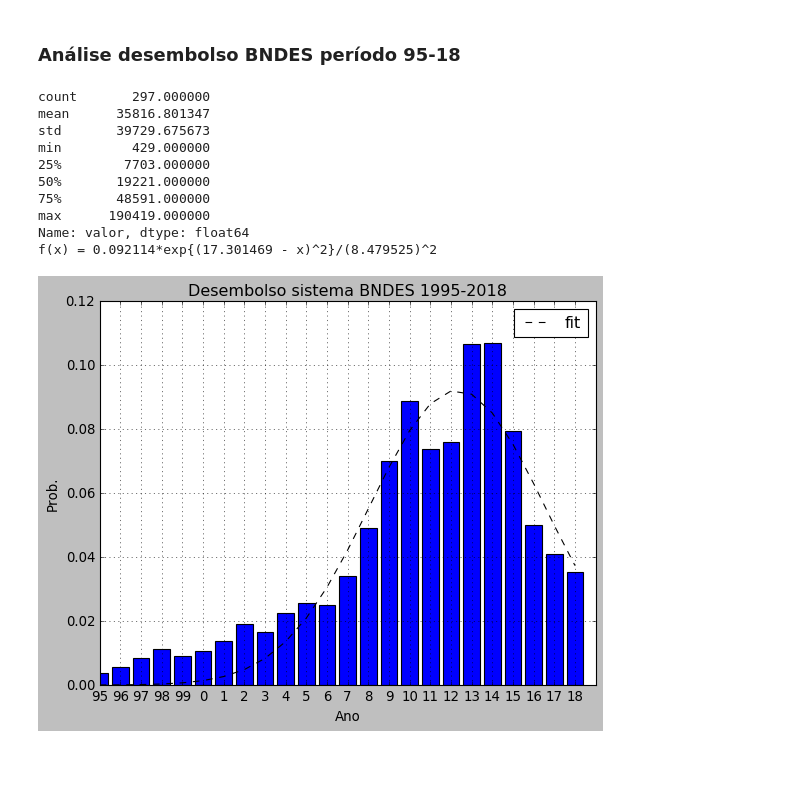
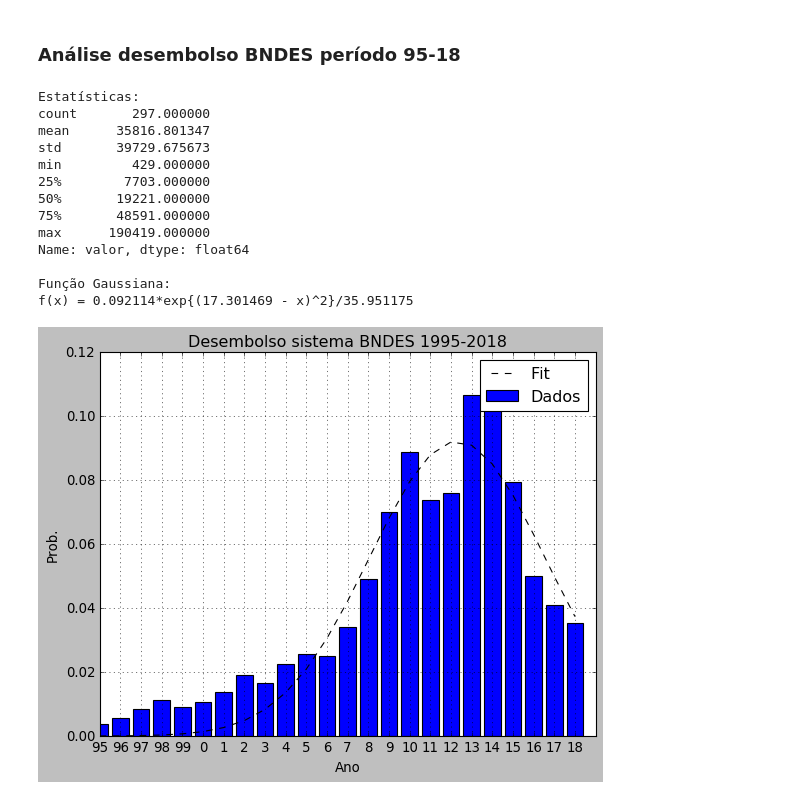
Before and after one commit to LucasAr22/Projs-Analise-e-visualiza-o-de-Dados, a Jupyter notebook: Analise BNDES.ipynb, the cells around one changed output. Cells and saved outputs as stored; diff of their text form; code cells hidden in the pictures; blank space fills up the shorter version.

```diff
--- a/Analise BNDES.ipynb
+++ b/Analise BNDES.ipynb
@@ -24,28 +24,38 @@ sigma = sum(np.arange(len(norm))*(norm-media)**2)
 
 popt, pcov = curve_fit(gauss_function,np.arange(0,len(norm)),norm, p0 = [0, media, sigma])
 # %%
+print('Estatísticas:')
 print(data['valor'].describe())
-print('f(x) = %f*exp{(%f - x)^2}/(%f)^2'%(popt[0],popt[1],2*popt[2]))
+
+print('\nFunção Gaussiana:')
+print('f(x) = %f*exp{(%f - x)^2}/%f'%(popt[0],popt[1],2*popt[2]**2))
+
 plt.style.use('classic')
-plt.bar(range(1995,2019),means/Total)
-plt.plot(np.arange(1995,2019), gauss_function(np.arange(0,24), *popt),color = 'Black', label='fit',linestyle ='--')
+plt.bar(range(1995,2019),means/Total, label = 'Dados')
+plt.plot(np.arange(1995,2019), gauss_function(np.arange(0,24), *popt),color = 'Black', label='Fit',linestyle ='--')
+
+
 plt.xlim(1995,2019)
-plt.grid()
+plt.xticks(range(1995,2019), labels = labels)
+plt.title('Desembolso sistema BNDES 1995-2018')
 plt.xlabel('Ano')
 plt.ylabel('Prob.')
+plt.grid()
+
 plt.legend()
-plt.xticks(range(1995,2019), labels = labels)
-plt.title('Desembolso sistema BNDES 1995-2018')
 plt.show()
 # %% [output]
+Estatísticas:
 count       297.000000
 mean      35816.801347
 std       39729.675673
 min         429.000000
 25%        7703.000000
 50%       19221.000000
 75%       48591.000000
 max      190419.000000
 Name: valor, dtype: float64
-f(x) = 0.092114*exp{(17.301469 - x)^2}/(8.479525)^2
+
+Função Gaussiana:
+f(x) = 0.092114*exp{(17.301469 - x)^2}/35.951175
-[figure, old version]
+[figure, new version]
```
